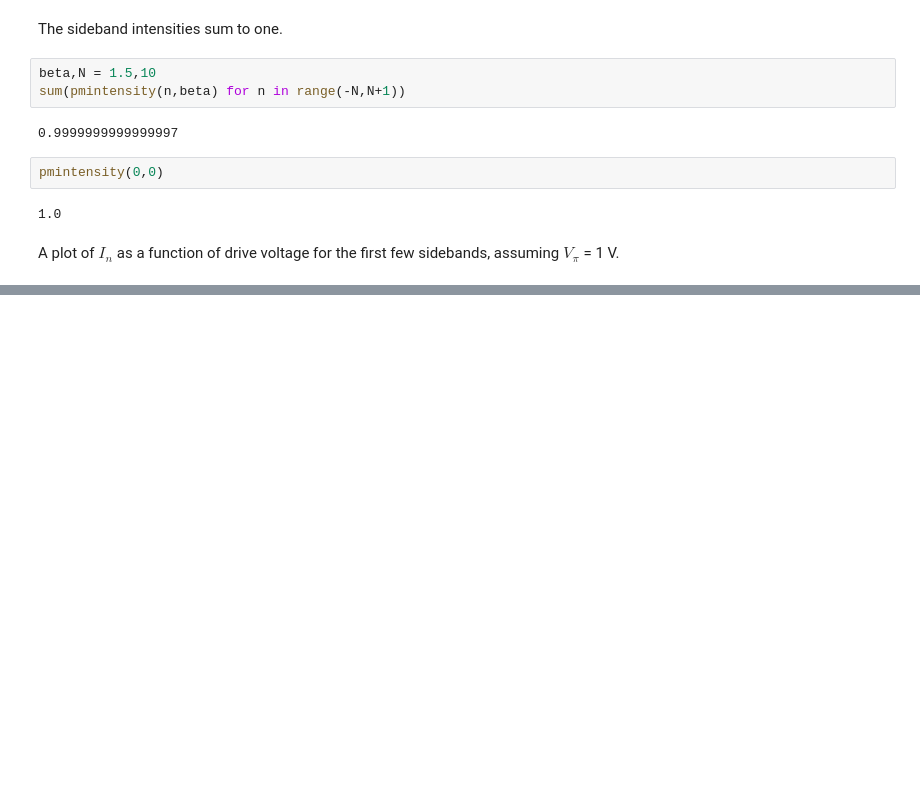
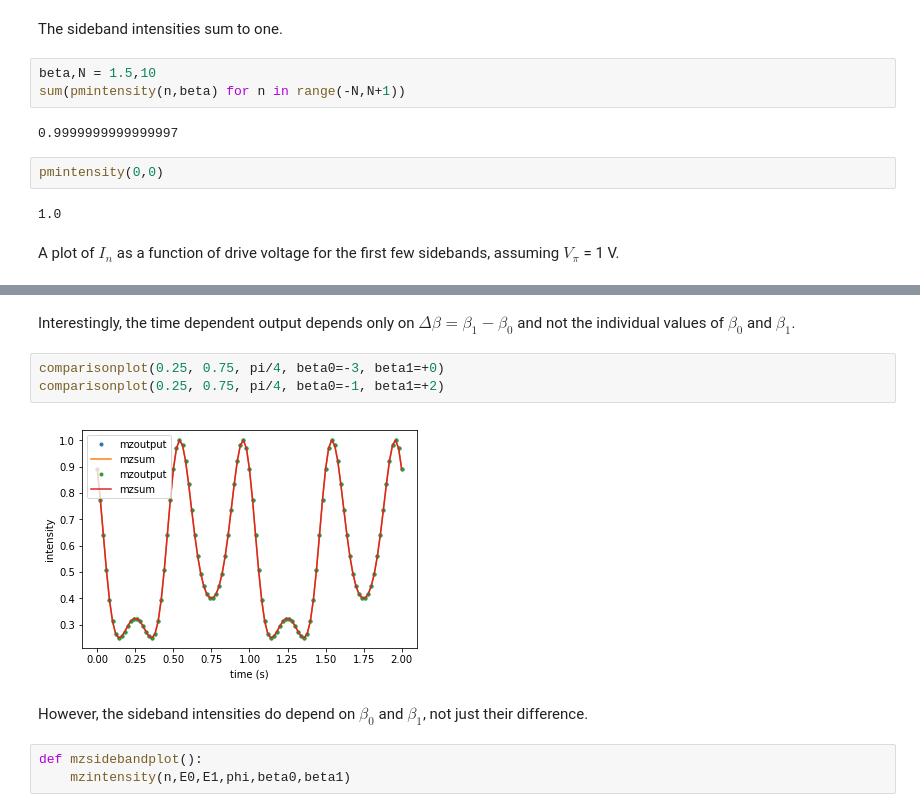
Before and after one commit to decoherer/sidebands, a Jupyter notebook: sidebands.ipynb, the cells around one changed output, grey strips where cells are left out. Cells and saved outputs as stored; diff of their text form; blank space fills up the shorter version.

```diff
--- a/sidebands.ipynb
+++ b/sidebands.ipynb
@@ -59,0 +109,12 @@ def mzterm(n,e0,e1,phi,b0,b1):
+# %% [markdown]
+Interestingly, the time dependent output depends only on $\Delta \beta = \beta_1 - \beta_0$ and not the individual values of $\beta_0$ and $\beta_1$.
+# %%
+comparisonplot(0.25, 0.75, pi/4, beta0=-3, beta1=+0)
+comparisonplot(0.25, 0.75, pi/4, beta0=-1, beta1=+2)
+# %% [output]
+[figure, added]
+# %% [markdown]
+However, the sideband intensities do depend on $\beta_0$ and $\beta_1$, not just their difference.
+# %%
+def mzsidebandplot():
+    mzintensity(n,E0,E1,phi,beta0,beta1)
```
Also changed, not shown: parts of 10 cells of this notebook.
